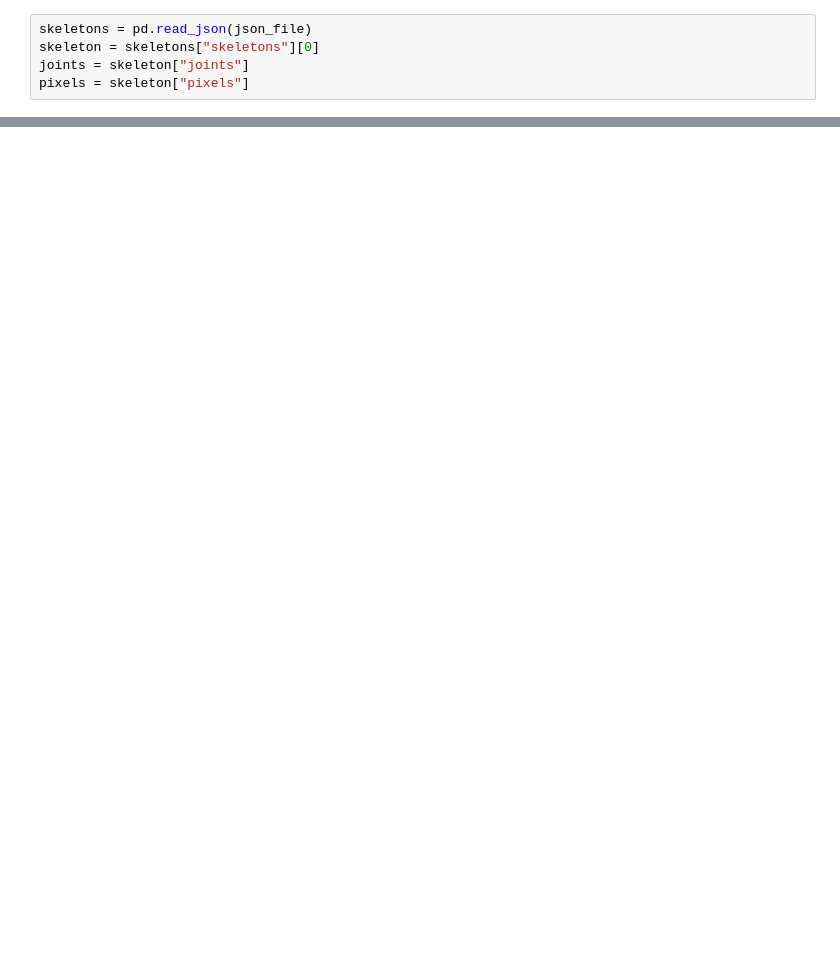
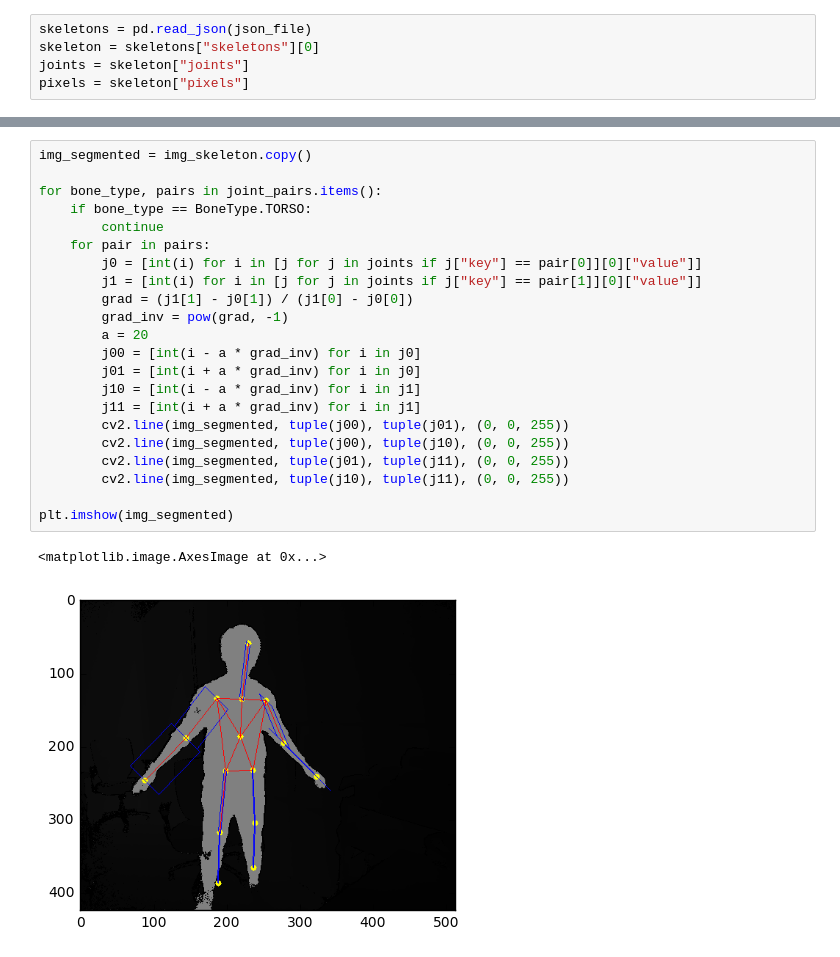
Before and after one commit to izumin5210-sandbox/notebooks, a Jupyter notebook: notebooks/segment-body-parts.ipynb, the cells around one changed output, grey strips where cells are left out. Drawn from its saved outputs; the diff is of its cells as text; blank space fills up the shorter version.

```diff
--- a/notebooks/segment-body-parts.ipynb
+++ b/notebooks/segment-body-parts.ipynb
@@ -116,0 +120,25 @@ plt.imshow(img)
+# %%
+img_segmented = img_skeleton.copy()
+
+for bone_type, pairs in joint_pairs.items():
+    if bone_type == BoneType.TORSO:
+        continue
+    for pair in pairs:
+        j0 = [int(i) for i in [j for j in joints if j["key"] == pair[0]][0]["value"]]
+        j1 = [int(i) for i in [j for j in joints if j["key"] == pair[1]][0]["value"]]
+        grad = (j1[1] - j0[1]) / (j1[0] - j0[0])
+        grad_inv = pow(grad, -1)
+        a = 20
+        j00 = [int(i - a * grad_inv) for i in j0]
+        j01 = [int(i + a * grad_inv) for i in j0]
+        j10 = [int(i - a * grad_inv) for i in j1]
+        j11 = [int(i + a * grad_inv) for i in j1]
+        cv2.line(img_segmented, tuple(j00), tuple(j01), (0, 0, 255))
+        cv2.line(img_segmented, tuple(j00), tuple(j10), (0, 0, 255))
+        cv2.line(img_segmented, tuple(j01), tuple(j11), (0, 0, 255))
+        cv2.line(img_segmented, tuple(j10), tuple(j11), (0, 0, 255))
+
+plt.imshow(img_segmented)
+# %% [output]
+<matplotlib.image.AxesImage at 0x...>
+[figure, added]
```
Also changed, not shown: parts of 6 cells of this notebook.
